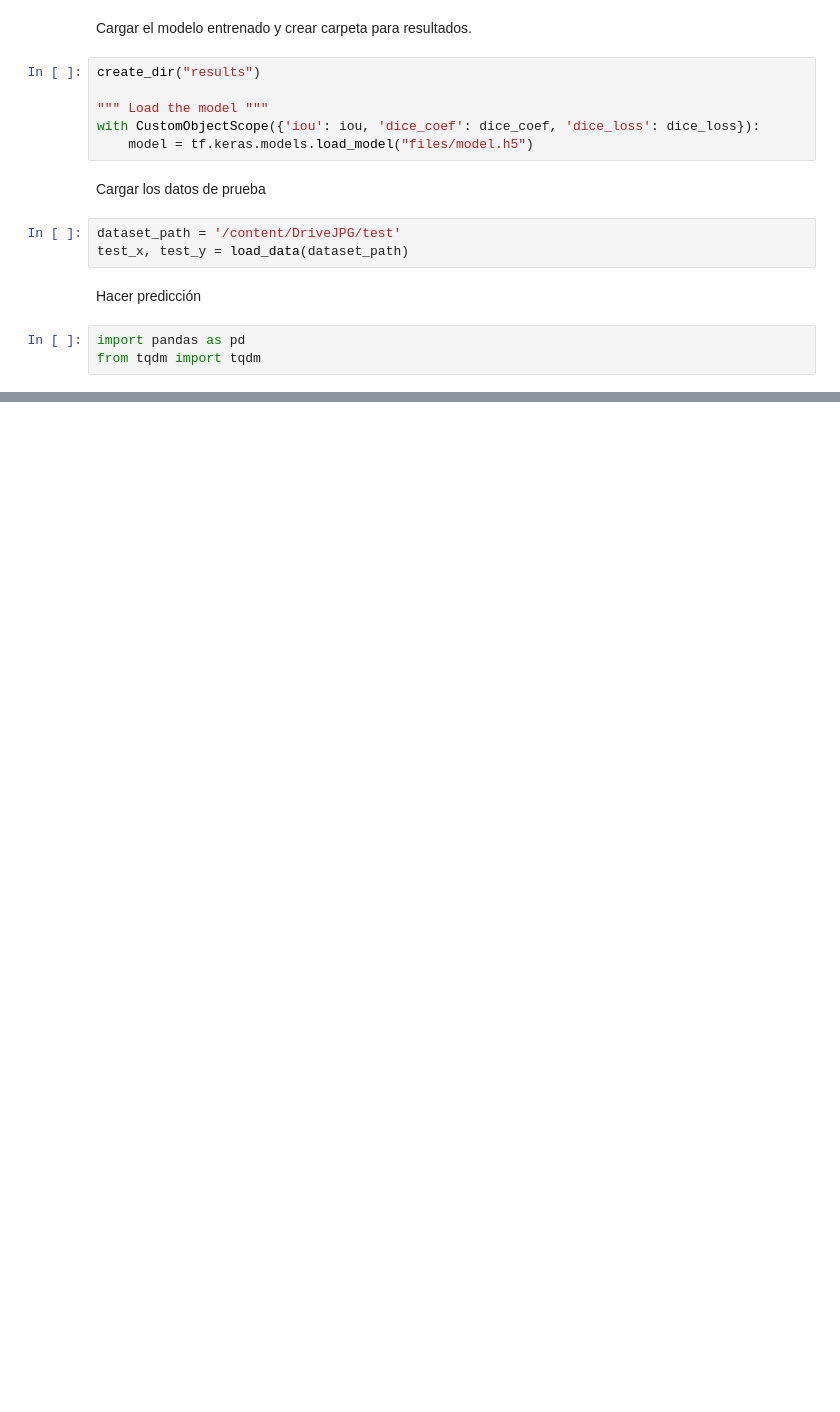
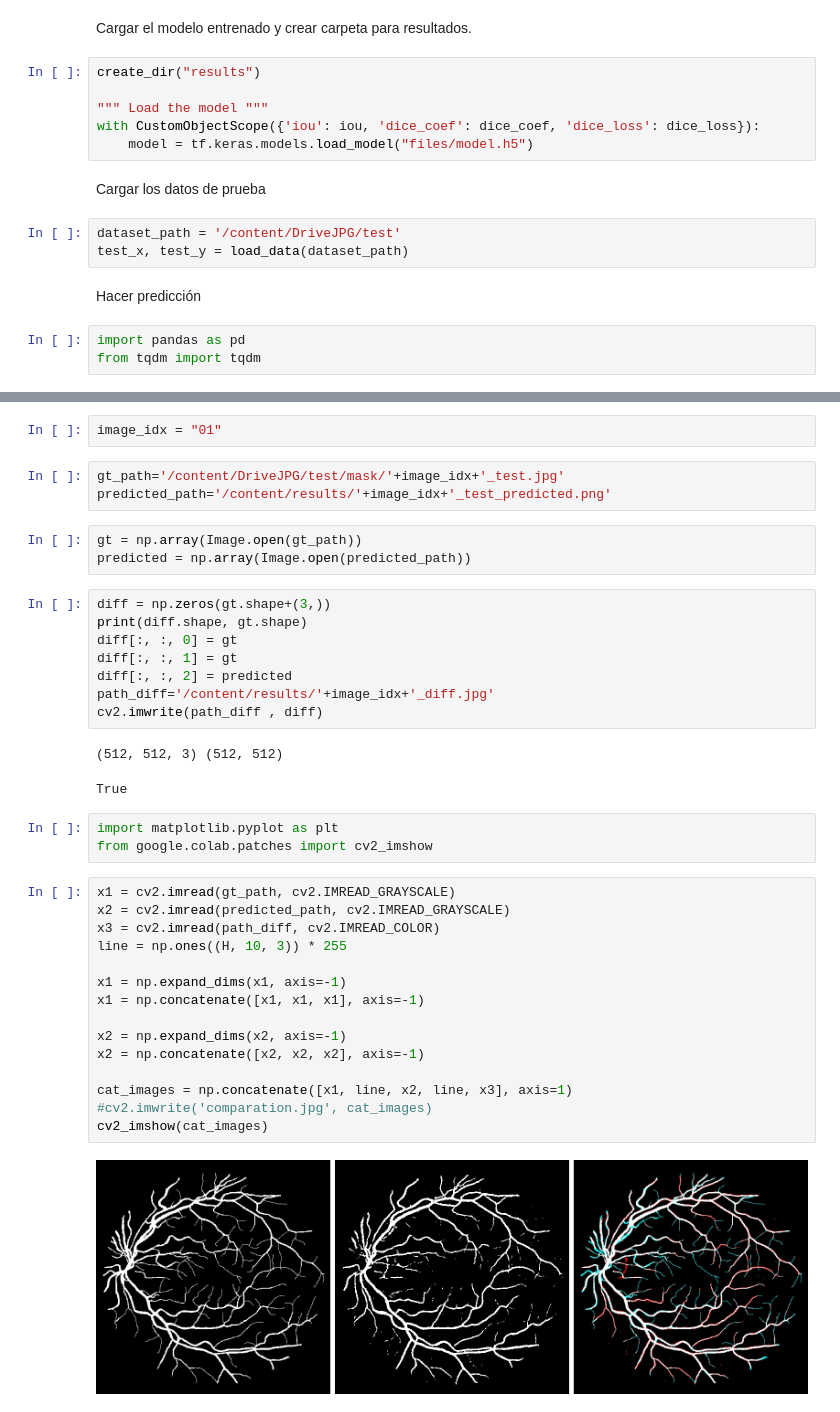
Before and after one commit to ibonetc/DeepLearning_Salud, a Jupyter notebook: GAN_UNET_RetinaExample.ipynb, the cells around one changed output, grey strips where cells are left out. Drawn from its saved outputs; the diff is of its cells as text; blank space fills up the shorter version.

```diff
--- a/GAN_UNET_RetinaExample.ipynb
+++ b/GAN_UNET_RetinaExample.ipynb
@@ -376,0 +357,39 @@ Precision: 0.03135
+# %%
+image_idx = "01"
+# %%
+gt_path='/content/DriveJPG/test/mask/'+image_idx+'_test.jpg'
+predicted_path='/content/results/'+image_idx+'_test_predicted.png'
+# %%
+gt = np.array(Image.open(gt_path))
+predicted = np.array(Image.open(predicted_path))
+# %%
+diff = np.zeros(gt.shape+(3,))
+print(diff.shape, gt.shape)
+diff[:, :, 0] = gt
+diff[:, :, 1] = gt
+diff[:, :, 2] = predicted
+path_diff='/content/results/'+image_idx+'_diff.jpg'
+cv2.imwrite(path_diff , diff)
+# %% [output]
+(512, 512, 3) (512, 512)
+True
+# %%
+import matplotlib.pyplot as plt
+from google.colab.patches import cv2_imshow
+# %%
+x1 = cv2.imread(gt_path, cv2.IMREAD_GRAYSCALE)
+x2 = cv2.imread(predicted_path, cv2.IMREAD_GRAYSCALE)
+x3 = cv2.imread(path_diff, cv2.IMREAD_COLOR)
+line = np.ones((H, 10, 3)) * 255
+
+x1 = np.expand_dims(x1, axis=-1)
+x1 = np.concatenate([x1, x1, x1], axis=-1)
+
+x2 = np.expand_dims(x2, axis=-1)
+x2 = np.concatenate([x2, x2, x2], axis=-1)
+
+cat_images = np.concatenate([x1, line, x2, line, x3], axis=1)
+#cv2.imwrite('comparation.jpg', cat_images)
+cv2_imshow(cat_images)
+# %% [output]
+[figure, added]
```
Also changed, not shown: parts of 9 cells of this notebook.
